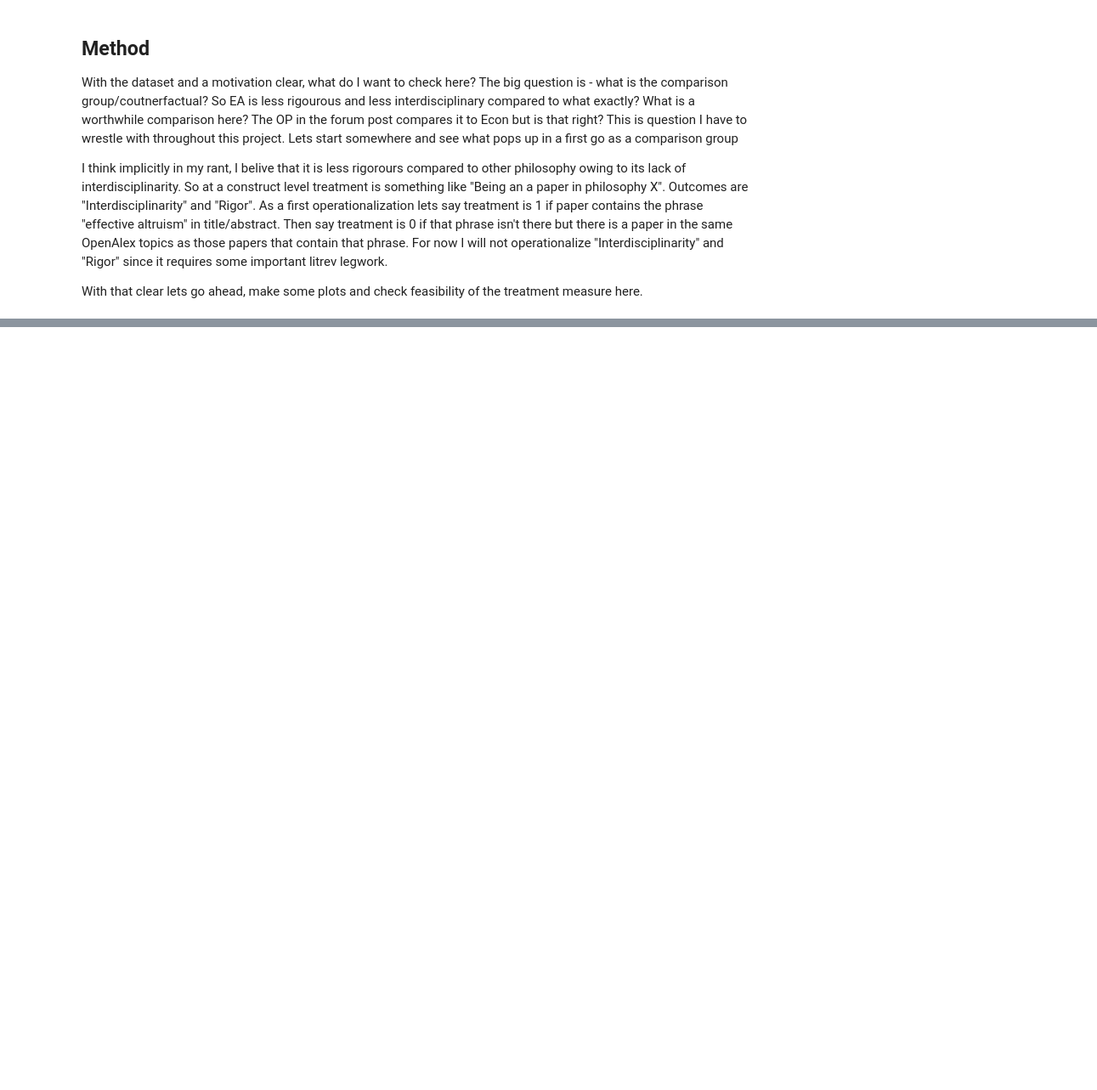
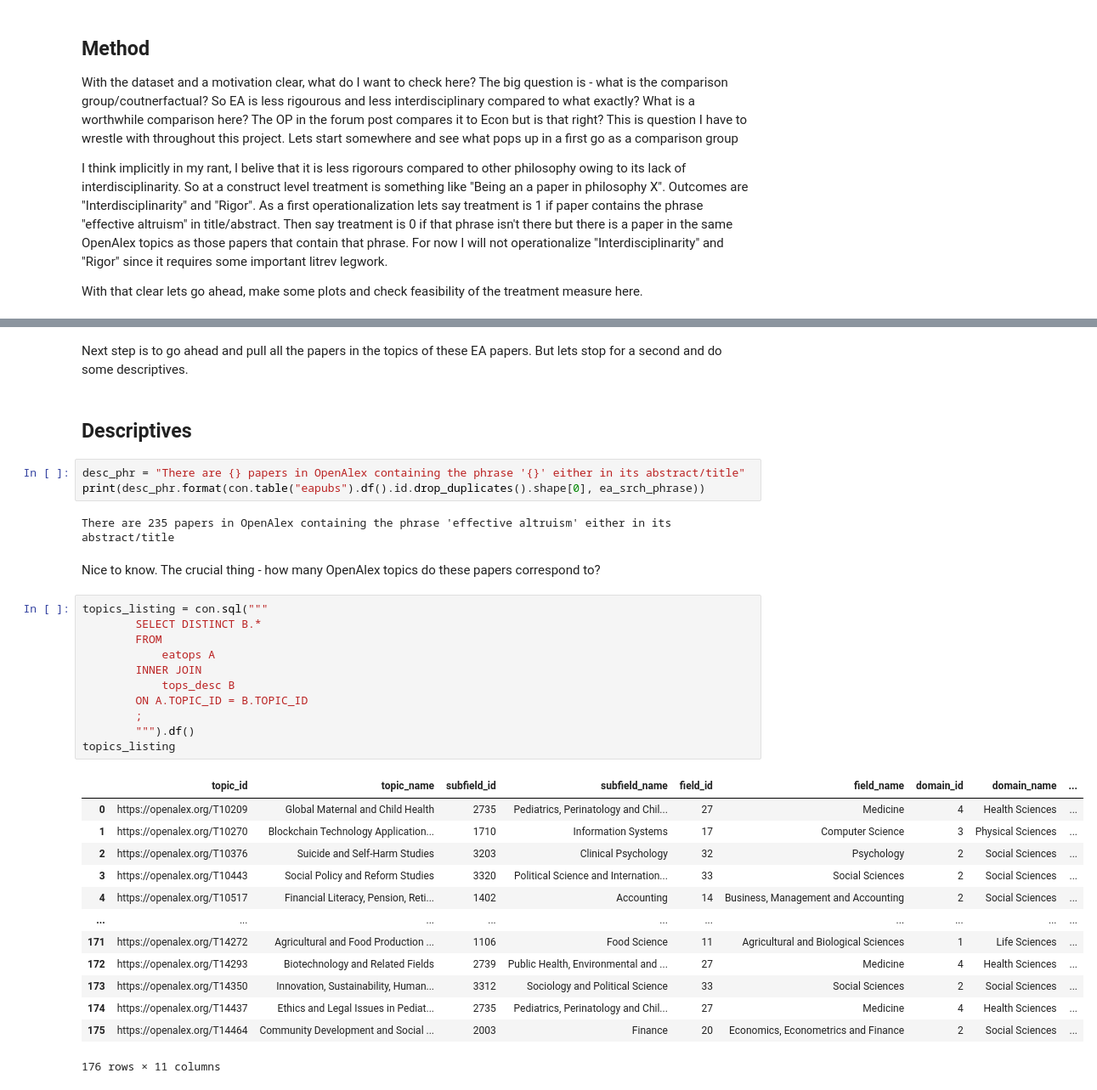
Before and after one commit to VenkiPhy6/eabiblio, a Jupyter notebook: 00_first_attempt.ipynb, the cells around one changed output, grey strips where cells are left out. Shown: that part at 85% size. Cells and saved outputs as stored; diff of their text form; blank space fills up the shorter version.

```diff
--- a/00_first_attempt.ipynb
+++ b/00_first_attempt.ipynb
@@ -41,0 +111,36 @@ RuntimeError: Query interrupted
+# %% [markdown]
+Next step is to go ahead and pull all the papers in the topics of these EA papers. But lets stop for a second and do some descriptives.
+# %% [markdown]
+## Descriptives
+# %%
+desc_phr = "There are {} papers in OpenAlex containing the phrase '{}' either in its abstract/title"
+print(desc_phr.format(con.table("eapubs").df().id.drop_duplicates().shape[0], ea_srch_phrase))
+# %% [output]
+There are 235 papers in OpenAlex containing the phrase 'effective altruism' either in its abstract/title
+# %% [markdown]
+Nice to know. The crucial thing - how many OpenAlex topics do these papers correspond to?
+# %%
+topics_listing = con.sql("""
+        SELECT DISTINCT B.*
+        FROM
+            eatops A
+        INNER JOIN
+            tops_desc B
+        ON A.TOPIC_ID = B.TOPIC_ID
+        ;
+        """).df()
+topics_listing
+# %% [output]
+|  | topic_id | topic_name | subfield_id | subfield_name | field_id | field_name | domain_id | domain_name | ... |
+| 0 | https://openalex.org/T10209 | Global Maternal and Child Health | 2735 | Pediatrics, Perinatology and Chil... | 27 | Medicine | 4 | Health Sciences | ... |
+| 1 | https://openalex.org/T10270 | Blockchain Technology Application... | 1710 | Information Systems | 17 | Computer Science | 3 | Physical Sciences | ... |
+| 2 | https://openalex.org/T10376 | Suicide and Self-Harm Studies | 3203 | Clinical Psychology | 32 | Psychology | 2 | Social Sciences | ... |
+| 3 | https://openalex.org/T10443 | Social Policy and Reform Studies | 3320 | Political Science and Internation... | 33 | Social Sciences | 2 | Social Sciences | ... |
+| 4 | https://openalex.org/T10517 | Financial Literacy, Pension, Reti... | 1402 | Accounting | 14 | Business, Management and Accounting | 2 | Social Sciences | ... |
+| ... | ... | ... | ... | ... | ... | ... | ... | ... | ... |
+| 171 | https://openalex.org/T14272 | Agricultural and Food Production ... | 1106 | Food Science | 11 | Agricultural and Biological Sciences | 1 | Life Sciences | ... |
+| 172 | https://openalex.org/T14293 | Biotechnology and Related Fields | 2739 | Public Health, Environmental and ... | 27 | Medicine | 4 | Health Sciences | ... |
+| 173 | https://openalex.org/T14350 | Innovation, Sustainability, Human... | 3312 | Sociology and Political Science | 33 | Social Sciences | 2 | Social Sciences | ... |
+| 174 | https://openalex.org/T14437 | Ethics and Legal Issues in Pediat... | 2735 | Pediatrics, Perinatology and Chil... | 27 | Medicine | 4 | Health Sciences | ... |
+| 175 | https://openalex.org/T14464 | Community Development and Social ... | 2003 | Finance | 20 | Economics, Econometrics and Finance | 2 | Social Sciences | ... |
+176 rows × 11 columns
```
Also changed, not shown: parts of 26 cells of this notebook, 3 other files.
